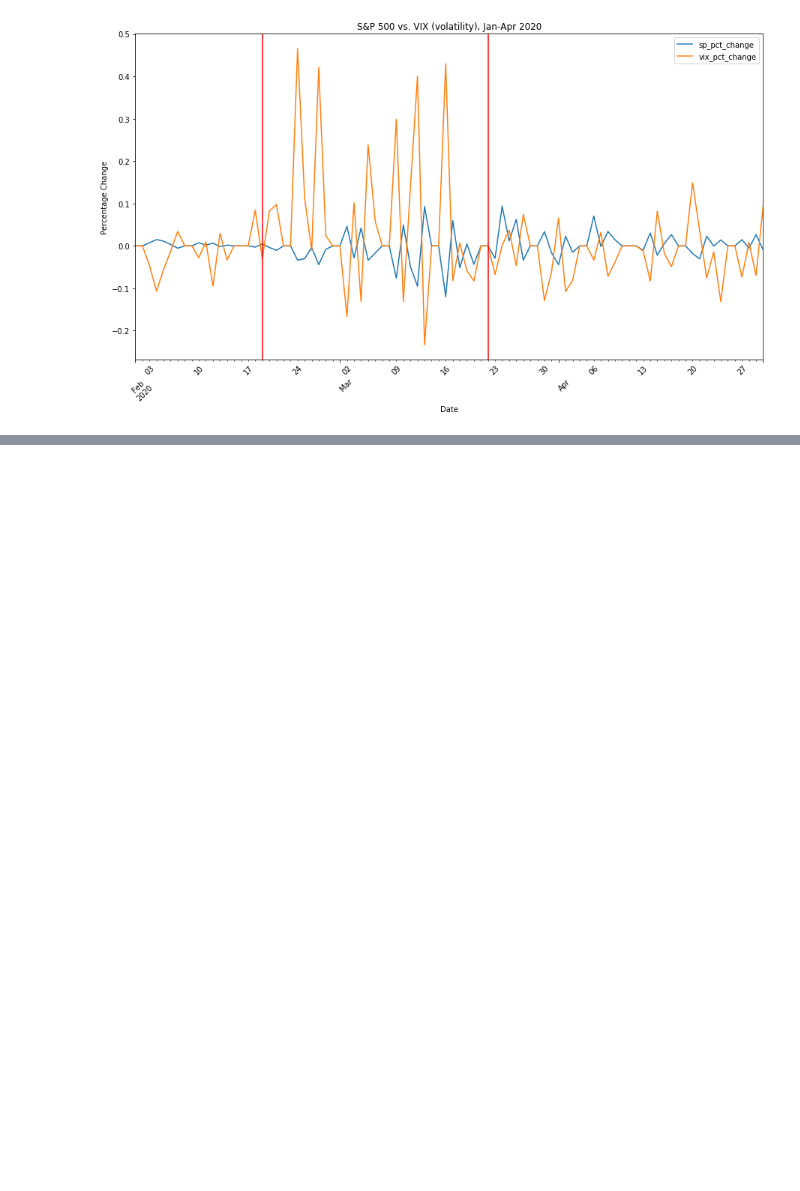
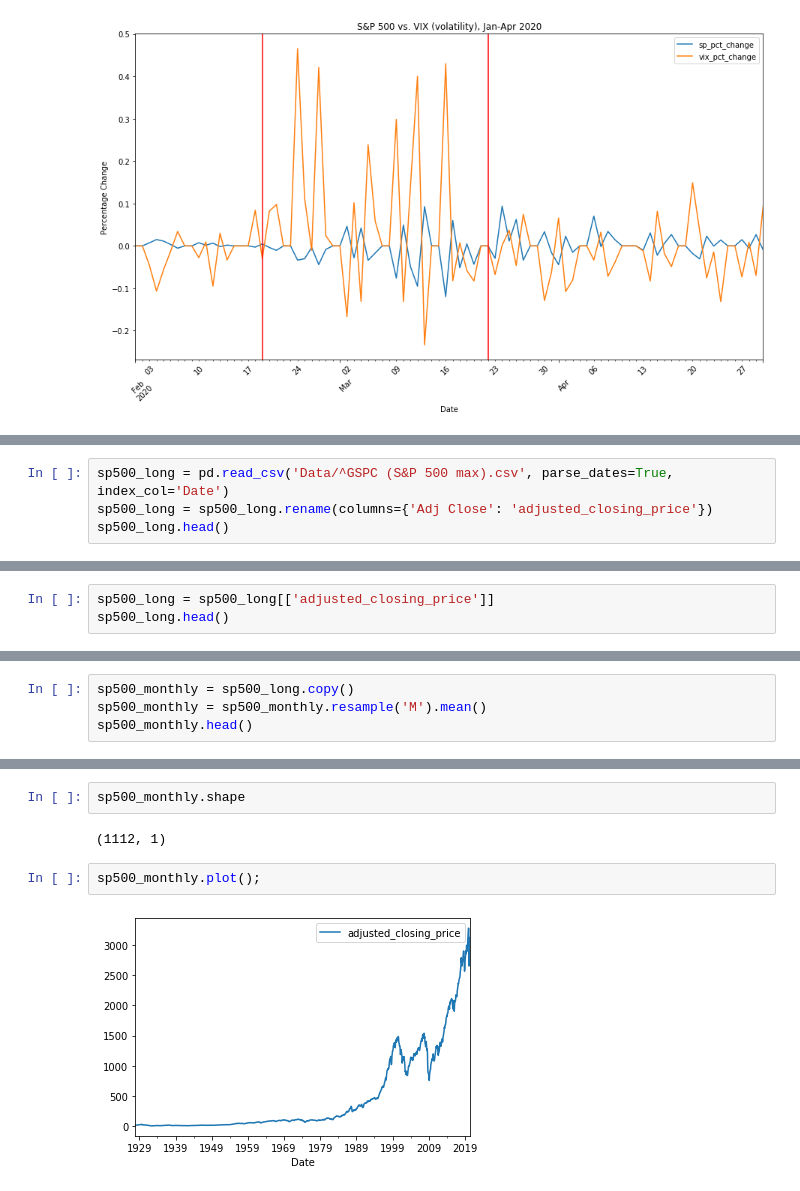
Before and after one commit to robertbozsik/impacts-of-covid19, a Jupyter notebook: plotting_RB.ipynb, the cells around one changed output, grey strips where cells are left out. Drawn from its saved outputs; the diff is of its cells as text; blank space fills up the shorter version.

Commit message:
plots

```diff
--- a/plotting_RB.ipynb
+++ b/plotting_RB.ipynb
@@ -165,0 +433,4 @@ plt.title('S&P 500 vs. VIX (volatility), Jan-Apr 2020');
+# %%
+sp500_long = pd.read_csv('Data/^GSPC (S&P 500 max).csv', parse_dates=True, index_col='Date')
+sp500_long = sp500_long.rename(columns={'Adj Close': 'adjusted_closing_price'})
+sp500_long.head()
@@ -165,0 +445,3 @@ plt.title('S&P 500 vs. VIX (volatility), Jan-Apr 2020');
+# %%
+sp500_long = sp500_long[['adjusted_closing_price']]
+sp500_long.head()
@@ -165,0 +456,4 @@ plt.title('S&P 500 vs. VIX (volatility), Jan-Apr 2020');
+# %%
+sp500_monthly = sp500_long.copy()
+sp500_monthly = sp500_monthly.resample('M').mean()
+sp500_monthly.head()
@@ -165,0 +468,8 @@ plt.title('S&P 500 vs. VIX (volatility), Jan-Apr 2020');
+# %%
+sp500_monthly.shape
+# %% [output]
+(1112, 1)
+# %%
+sp500_monthly.plot();
+# %% [output]
+[figure, added]
```
Also changed, not shown: parts of 42 cells of this notebook.
